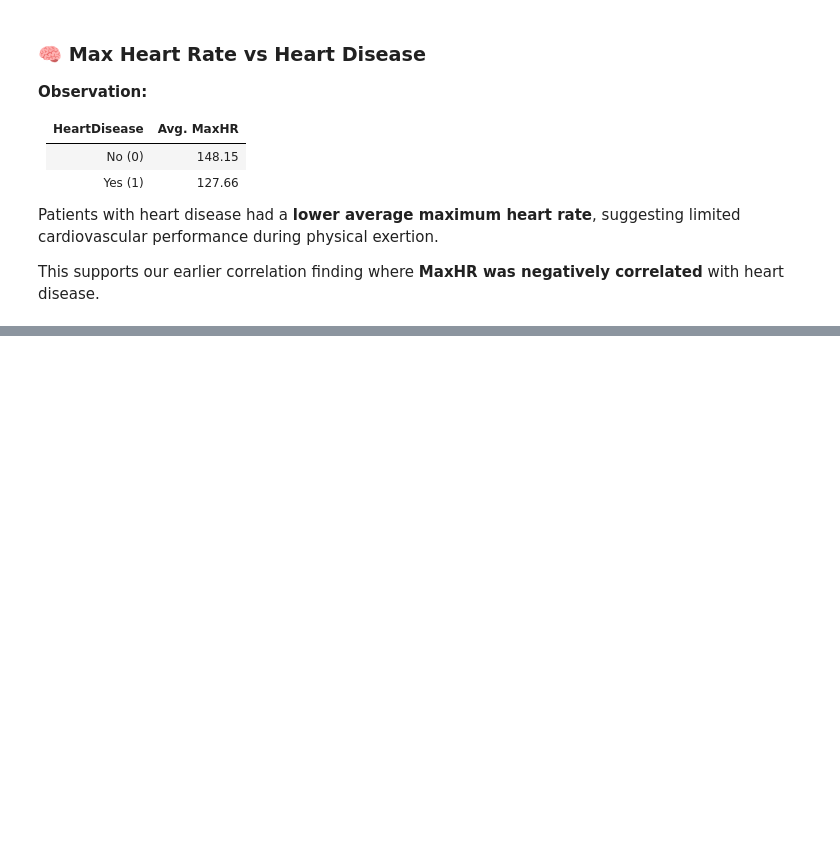
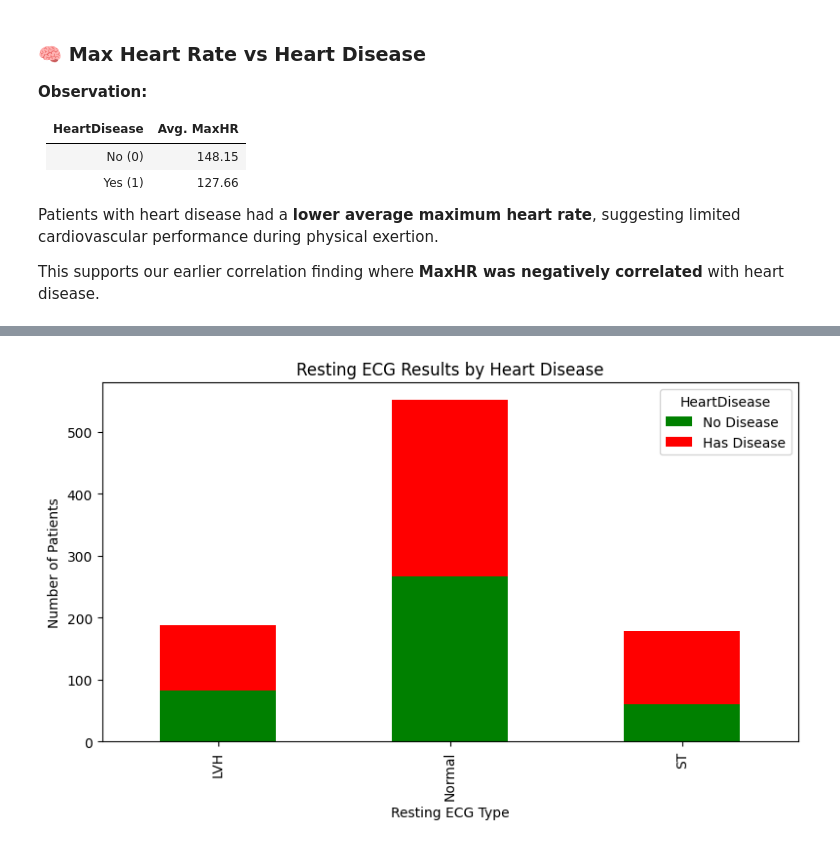
Before and after one commit to vivekr25/heart-disease-analysis, a Jupyter notebook: HeartRatePrediction.ipynb, the cells around one changed output, grey strips where cells are left out. Drawn from its saved outputs; the diff is of its cells as text; code cells hidden in the pictures; blank space fills up the shorter version.

```diff
--- a/HeartRatePrediction.ipynb
+++ b/HeartRatePrediction.ipynb
@@ -394,0 +483,4 @@ This supports our earlier correlation finding where **MaxHR was negatively corre
+# %%
+# Cross-tabulate RestingECG and HeartDisease
+ecg_vs_disease = pd.crosstab(df['RestingECG'], df['HeartDisease'])
+print(ecg_vs_disease)
@@ -394,0 +505,15 @@ This supports our earlier correlation finding where **MaxHR was negatively corre
+# %%
+# Plot
+ecg_vs_disease.plot(kind='bar', stacked=True, figsize=(8, 5), color=['green', 'red'])
+
+# Labels and titles
+plt.title("Resting ECG Results by Heart Disease")
+plt.xlabel("Resting ECG Type")
+plt.ylabel("Number of Patients")
+plt.legend(["No Disease", "Has Disease"], title="HeartDisease")
+plt.tight_layout()
+
+# Show the plot
+plt.show()
+# %% [output]
+[figure, added]
```
Also changed, not shown: parts of 11 cells of this notebook.
